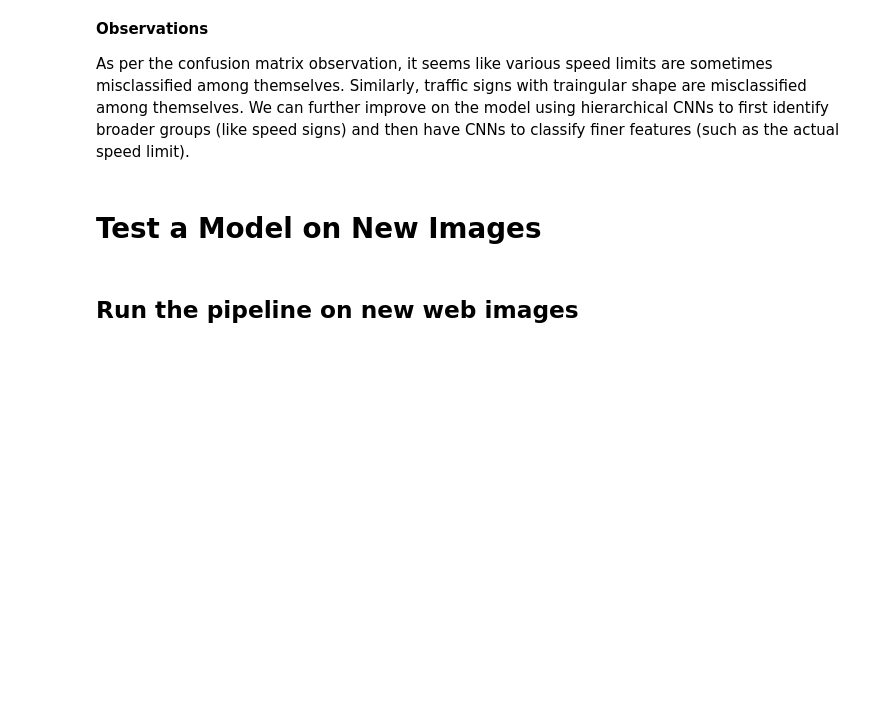
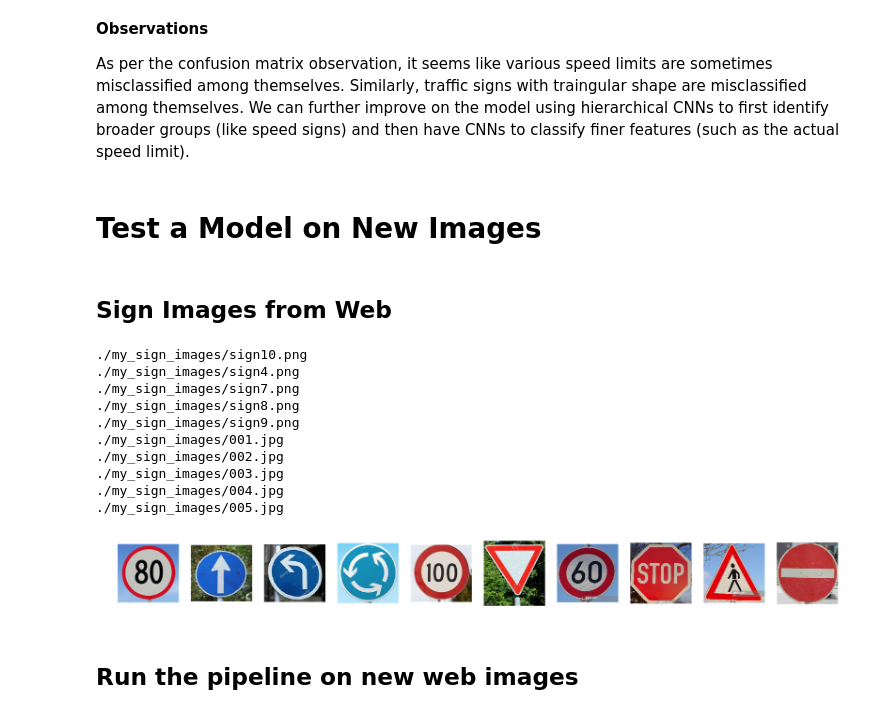
Before and after one commit to hparik11/German-Traffic-Sign-Recognition, a Jupyter notebook: German_Traffic_Sign_Classifier.ipynb, the cells around one changed output. Saved outputs shown, nothing was run; the diff lists cells and outputs as text; code cells hidden in the pictures; blank space fills up the shorter version.

```diff
--- a/German_Traffic_Sign_Classifier.ipynb
+++ b/German_Traffic_Sign_Classifier.ipynb
@@ -727,6 +727,37 @@ def get_new_test_images(folder_name):
     return images, labels
 # %%
 images, labels = get_new_test_images('my_sign_images')
+# %% [markdown]
+## Sign Images from Web
+# %%
+import skimage
+from skimage import io
+import glob
+
+i=1
+plt.figure(figsize=(20,15))
+for el in glob.glob('./my_sign_images/*.png') + glob.glob('./my_sign_images/*.jpg'):
+    print(el)
+    img = io.imread(el)
+
+    plt.subplot(1,10,i)
+    plt.imshow(img)
+    i+=1
+    plt.axis('off')
+
+plt.savefig('images/new_images.png',bbox_inches='tight')
+# %% [output]
+./my_sign_images/sign10.png
+./my_sign_images/sign4.png
+./my_sign_images/sign7.png
+./my_sign_images/sign8.png
+./my_sign_images/sign9.png
+./my_sign_images/001.jpg
+./my_sign_images/002.jpg
+./my_sign_images/003.jpg
+./my_sign_images/004.jpg
+./my_sign_images/005.jpg
+[figure, added]
 # %% [markdown]
 ## Run the pipeline on new web images
 # %%
```
Also changed, not shown: parts of 3 cells of this notebook, 15 other files.
